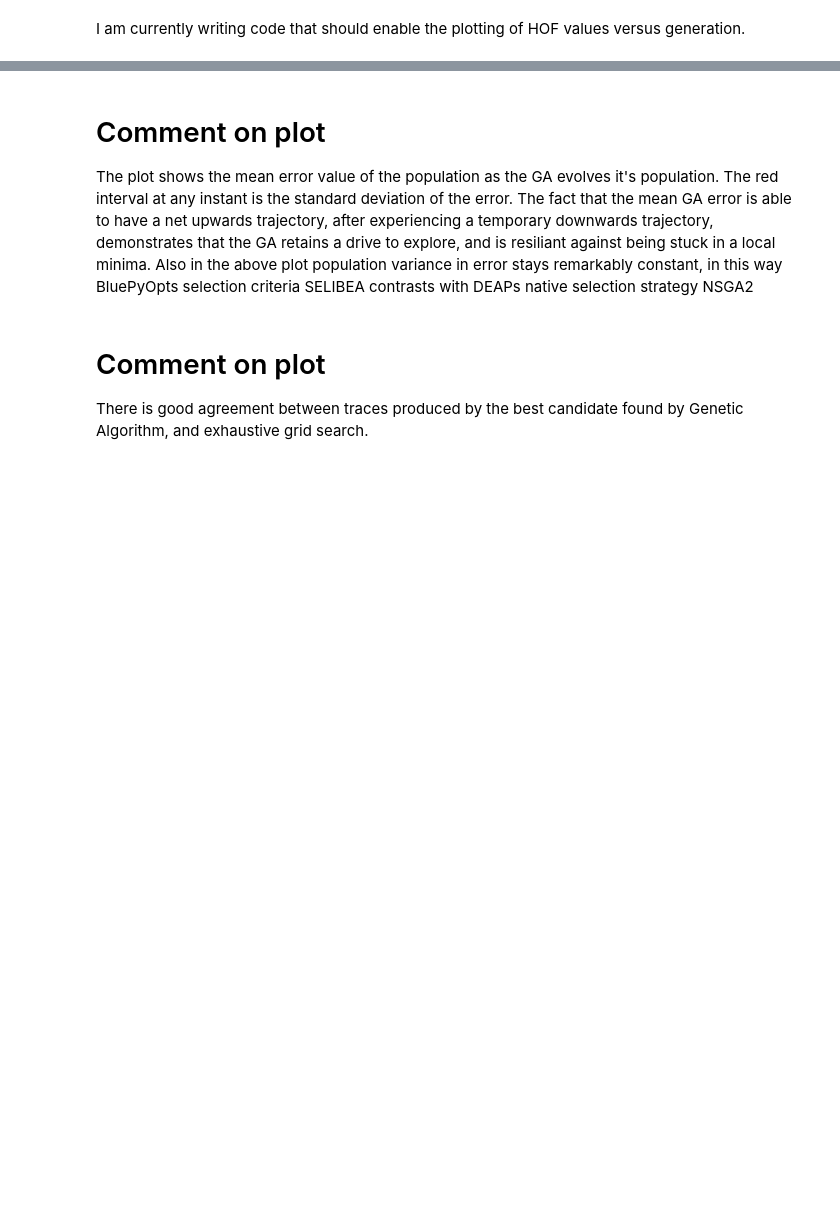
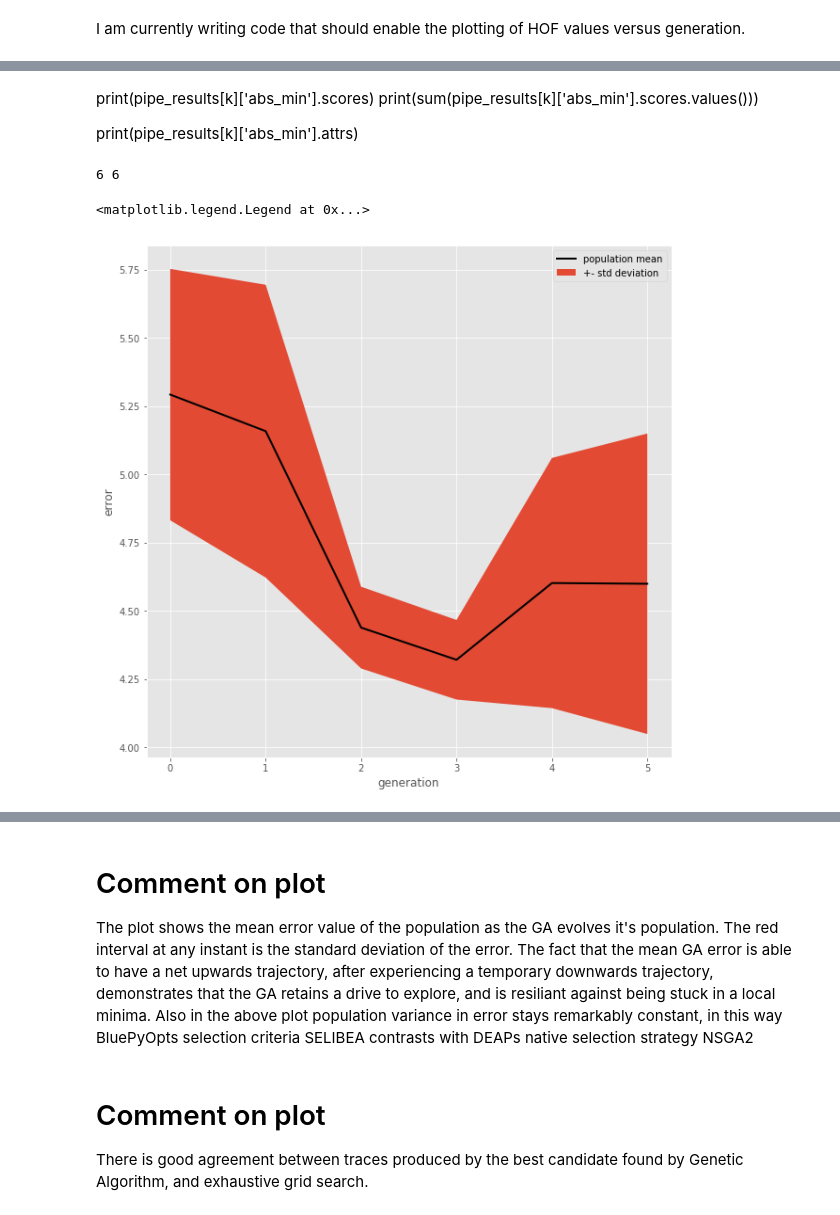
Before and after one commit to scidash/neuronunit, a Jupyter notebook: neuronunit/unit_test/progress_report.ipynb, the cells around one changed output, grey strips where cells are left out. Saved outputs shown, nothing was run; the diff lists cells and outputs as text; code cells hidden in the pictures; blank space fills up the shorter version.

```diff
--- a/neuronunit/unit_test/progress_report.ipynb
+++ b/neuronunit/unit_test/progress_report.ipynb
@@ -290,32 +370,50 @@ axes.fill_between(gen_numbers, stdminus, stdplus)
+# %% [markdown]
+
+
+
+print(pipe_results[k]['abs_min'].scores)
+print(sum(pipe_results[k]['abs_min'].scores.values()))
+
+print(pipe_results[k]['abs_min'].attrs)
 # %%
 plt.style.use('ggplot')
 fig, axes = plt.subplots(figsize=(10, 10), facecolor='white')
 val = list(pipe_results.values())[1]
 log = val['log']
+hof = val['hof_py']
+mean = np.array([ np.sum(i) for i in log.select('avg')])
+std = np.array([ np.sum(i) for i in log.select('std')])
 gen_numbers = [ i for i in range(0,len(log.select('gen'))) ]
-#print(gen_numbers)
-hof = val['hof_py']
-mean = np.array([ np.sqrt(np.mean(np.square(i))) for i in log.select('avg')])
-std = np.array([ np.sqrt(np.mean(np.square(i))) for i in log.select('std')])
+
+
+print(len(mean),len(std))
 minimum = np.array([ np.sqrt(np.mean(np.square(i))) for i in log.select('min')])
-best_line = np.array([ np.sqrt(np.mean(np.square(list(p.fitness.values))))  for p in hof])
-blg = [ best_line[h] for i, h in enumerate(gen_numbers) ]
+
+historiess = [sum(h.dtc.scores.values()) for h in pipe_results[k]['history'].genealogy_history.values() ]
+min_value = np.min(historiess)
+
 
 stdminus = mean - std
 stdplus = mean + std
+print
 
 
 axes.plot(
     gen_numbers,
     mean,
     color='black',
     linewidth=2,
-    label='population average')
+    label='population mean')
 
-axes.plot(
-    gen_numbers,
-    minimum,
-    color='black',
-    linewidth=2,
-    label='population average')
-axes.fill_between(gen_numbers, stdminus, stdplus)
+
+
+axes.fill_between(gen_numbers, stdminus, stdplus,label='+- std deviation')
+plt.xlabel('generation')
+plt.ylabel('error')
+
+
+plt.legend()
+# %% [output]
+6 6
+<matplotlib.legend.Legend at 0x...>
+[figure, added]
```
Also changed, not shown: parts of 25 cells of this notebook, 5 other files.
